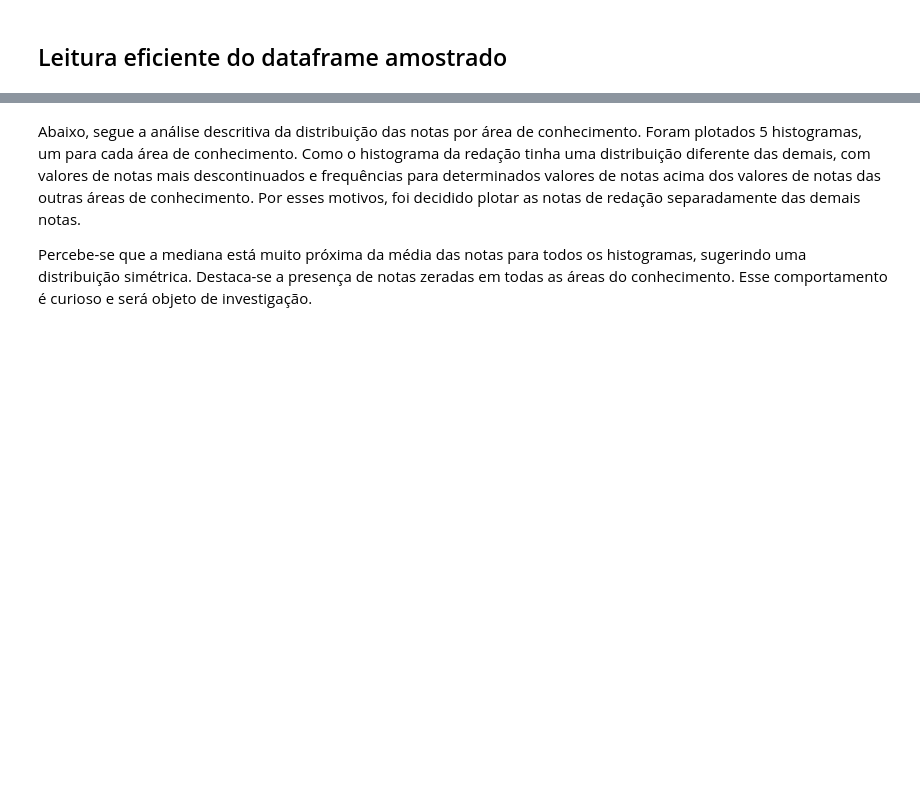
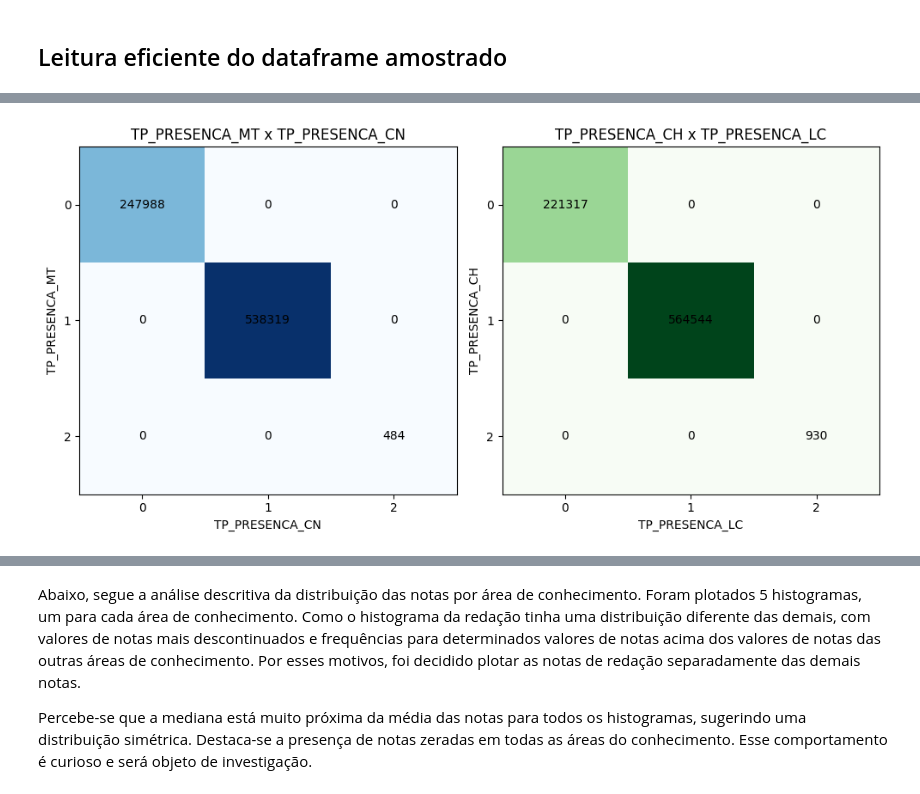
Before and after one commit to PedroGiacomin/data-mining, a Jupyter notebook: project-1/treatment.ipynb, the cells around one changed output, grey strips where cells are left out. Saved outputs shown, nothing was run; the diff lists cells and outputs as text; code cells hidden in the pictures; blank space fills up the shorter version.

```diff
--- a/project-1/treatment.ipynb
+++ b/project-1/treatment.ipynb
@@ -257,0 +499,4 @@ print(resultado)
+# %%
+df['REGIAO'] = df['CO_MUNICIPIO_PROVA'].apply(lambda x: x[0])
+df['REGIAO'] = df['REGIAO'].astype('category')
+df['REGIAO'].value_counts(normalize=True, dropna=False)
@@ -257,0 +521,45 @@ print(resultado)
+# %%
+import pandas as pd
+import matplotlib.pyplot as plt
+
+# Tabelas de coocorrência
+cont_mt_cn = pd.crosstab(df['TP_PRESENCA_MT'], df['TP_PRESENCA_CN'])
+cont_ch_lc = pd.crosstab(df['TP_PRESENCA_CH'], df['TP_PRESENCA_LC'])
+
+# Criar a figura com subplots lado a lado
+fig, axes = plt.subplots(1, 2, figsize=(10, 5))  # 5x10 total (altura x largura)
+
+# Heatmap 1: MT vs CN
+axes[0].imshow(cont_mt_cn, cmap='Blues', aspect='auto')
+axes[0].set_title('TP_PRESENCA_MT x TP_PRESENCA_CN')
+axes[0].set_xlabel('TP_PRESENCA_CN')
+axes[0].set_ylabel('TP_PRESENCA_MT')
+axes[0].set_xticks(range(len(cont_mt_cn.columns)))
+axes[0].set_xticklabels(cont_mt_cn.columns)
+axes[0].set_yticks(range(len(cont_mt_cn.index)))
+axes[0].set_yticklabels(cont_mt_cn.index)
+
+# Adiciona valores no heatmap 1
+for i in range(cont_mt_cn.shape[0]):
+    for j in range(cont_mt_cn.shape[1]):
+        axes[0].text(j, i, cont_mt_cn.values[i, j], ha='center', va='center', color='black')
+
+# Heatmap 2: CH vs LC
+axes[1].imshow(cont_ch_lc, cmap='Greens', aspect='auto')
+axes[1].set_title('TP_PRESENCA_CH x TP_PRESENCA_LC')
+axes[1].set_xlabel('TP_PRESENCA_LC')
+axes[1].set_ylabel('TP_PRESENCA_CH')
+axes[1].set_xticks(range(len(cont_ch_lc.columns)))
+axes[1].set_xticklabels(cont_ch_lc.columns)
+axes[1].set_yticks(range(len(cont_ch_lc.index)))
+axes[1].set_yticklabels(cont_ch_lc.index)
+
+# Adiciona valores no heatmap 2
+for i in range(cont_ch_lc.shape[0]):
+    for j in range(cont_ch_lc.shape[1]):
+        axes[1].text(j, i, cont_ch_lc.values[i, j], ha='center', va='center', color='black')
+
+plt.tight_layout()
+plt.show()
+# %% [output]
+[figure, added]
```
Also changed, not shown: parts of 89 cells of this notebook.
